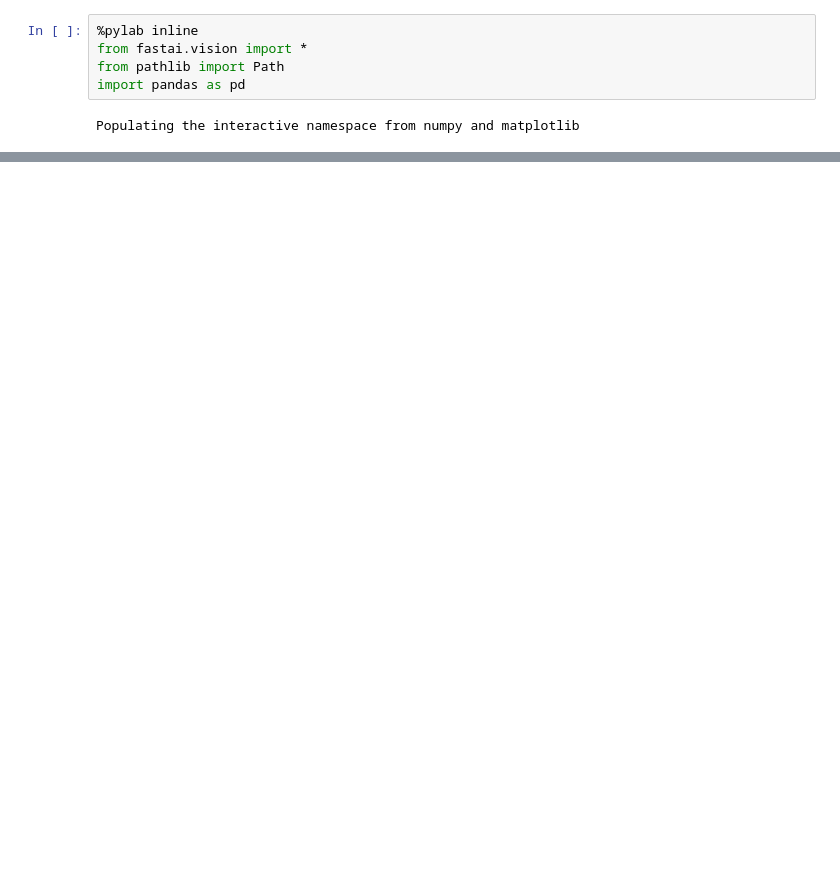
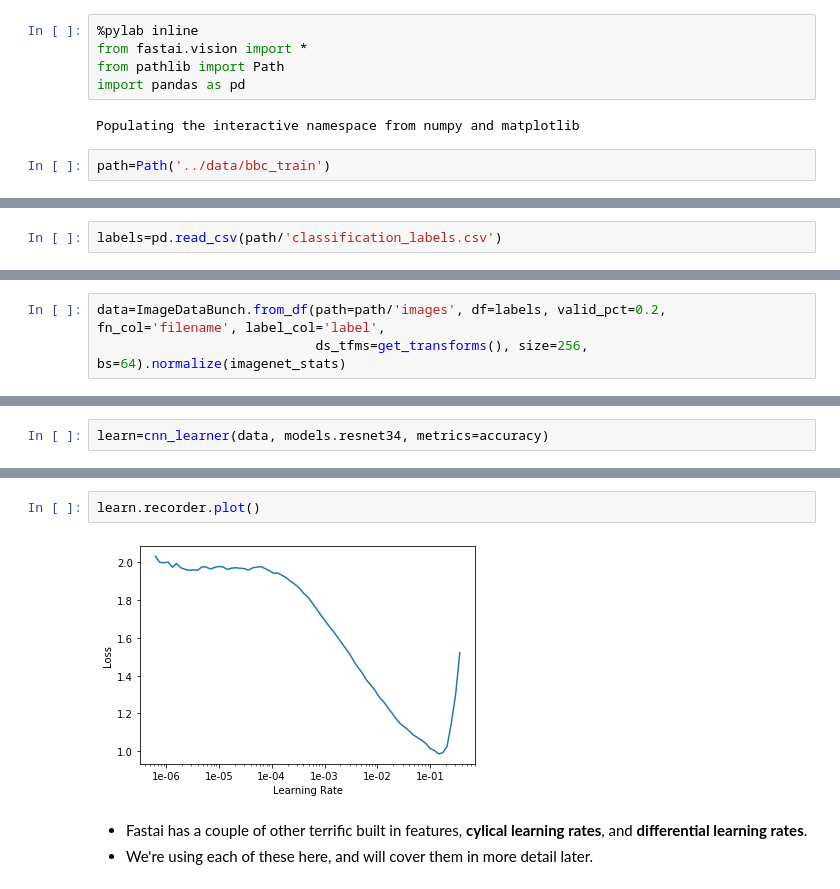
Before and after one commit to unccv/deep_learning_for_computer_vision, a Jupyter notebook: notebooks/Get Results Fast with fastai.ipynb, the cells around one changed output, grey strips where cells are left out. Drawn from its saved outputs; the diff is of its cells as text; blank space fills up the shorter version.

Commit message:
classification portion of lecture done

```diff
--- a/notebooks/Get Results Fast with fastai.ipynb
+++ b/notebooks/Get Results Fast with fastai.ipynb
@@ -38,3 +52,5 @@ from pathlib import Path
 import pandas as pd
 # %% [output]
 Populating the interactive namespace from numpy and matplotlib
+# %%
+path=Path('../data/bbc_train')
@@ -40,0 +68,2 @@ Populating the interactive namespace from numpy and matplotlib
+# %%
+labels=pd.read_csv(path/'classification_labels.csv')
@@ -40,0 +82,3 @@ Populating the interactive namespace from numpy and matplotlib
+# %%
+data=ImageDataBunch.from_df(path=path/'images', df=labels, valid_pct=0.2, fn_col='filename', label_col='label',
+                            ds_tfms=get_transforms(), size=256, bs=64).normalize(imagenet_stats)
@@ -40,0 +91,2 @@ Populating the interactive namespace from numpy and matplotlib
+# %%
+learn=cnn_learner(data, models.resnet34, metrics=accuracy)
@@ -40,0 +110,7 @@ Populating the interactive namespace from numpy and matplotlib
+# %%
+learn.recorder.plot()
+# %% [output]
+[figure, added]
+# %% [markdown]
+- Fastai has a couple of other terrific built in features, **cylical learning rates**, and **differential learning rates**.
+- We're using each of these here, and will cover them in more detail later.
```
Also changed, not shown: parts of 25 cells of this notebook.
